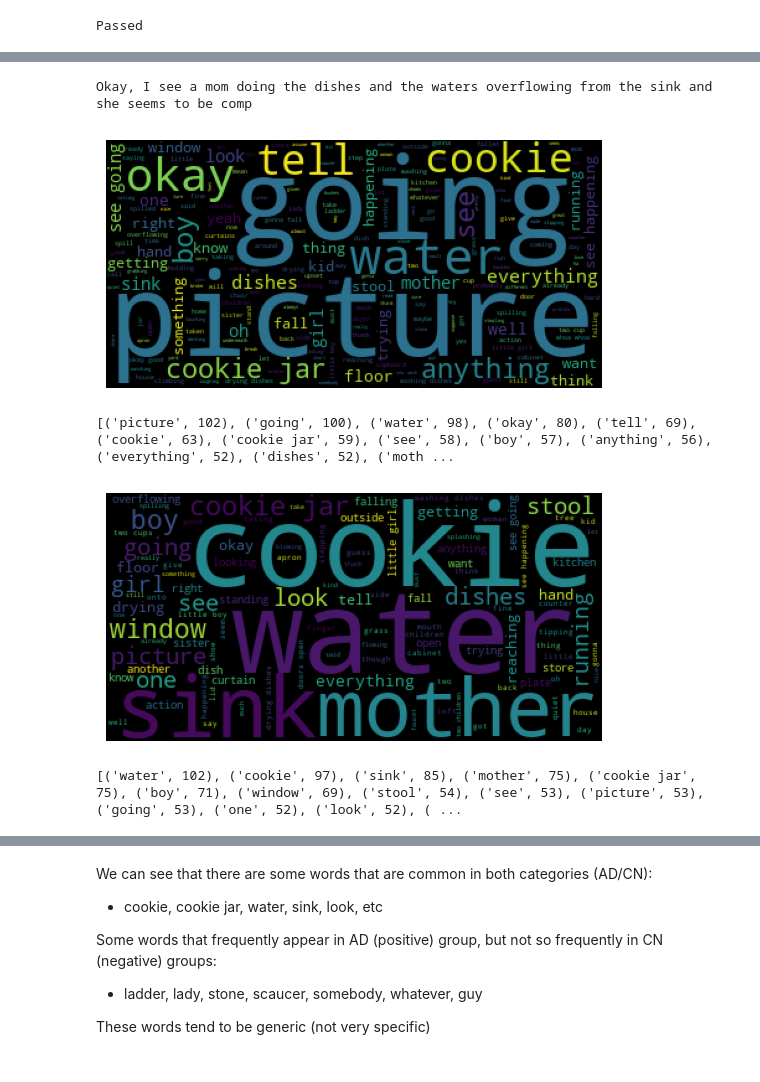
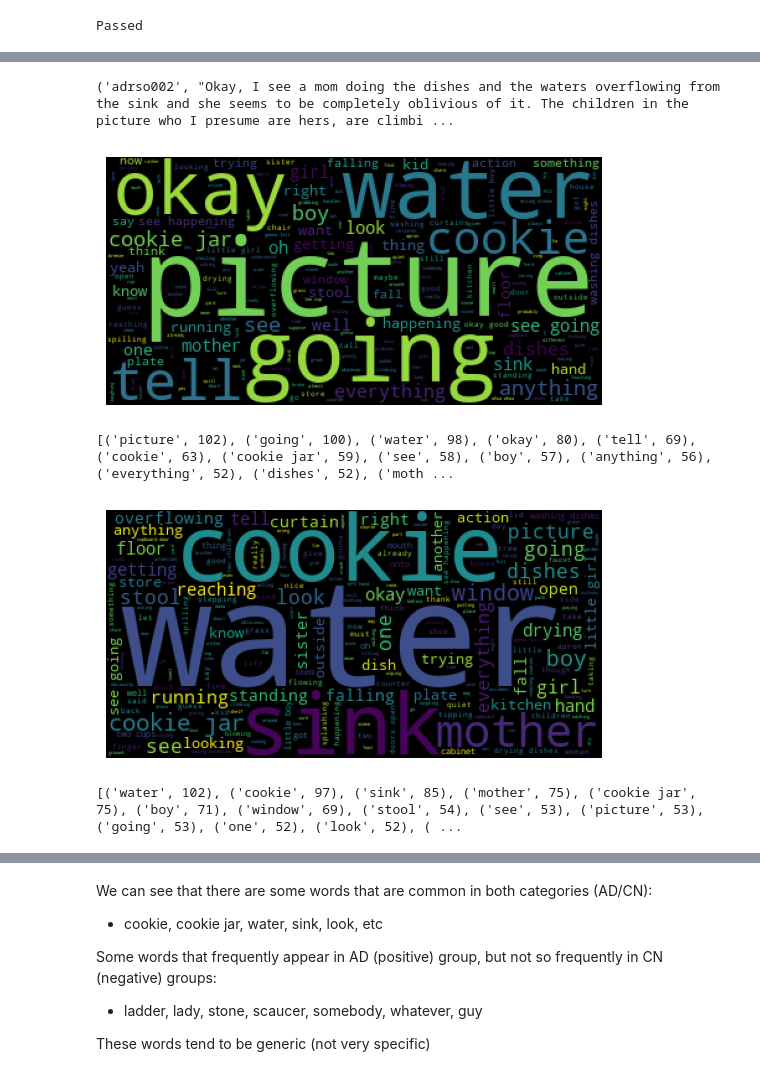
Before and after one commit to M-I-Dx/alzheimers_detection_capstone, a Jupyter notebook: EDA/00_EDA.ipynb, the cells around one changed output, grey strips where cells are left out. Saved outputs shown, nothing was run; the diff lists cells and outputs as text; code cells hidden in the pictures.

Commit message:
read in mmse scores

```diff
--- a/EDA/00_EDA.ipynb
+++ b/EDA/00_EDA.ipynb
@@ -15,34 +15,31 @@ from sklearn.model_selection import train_test_split
 # CN = Cognitively Normal (negative class)
 # %%
 path_ad = "../data/Transcribed Data-2024-Feb-13/Diagnosis Training Data/ad transcribed/"
-path_cn = "../data/Transcribed Data-2024-Feb-13//Diagnosis Training Data/cn transcribed/"
+path_cn = (
+    "../data/Transcribed Data-2024-Feb-13//Diagnosis Training Data/cn transcribed/"
+)
+mmse_scores_fname = "../data/Training Dataset/Diagnosis training data/ADReSSo21/diagnosis/train/adresso-train-mmse-scores.csv"
-# %%
-train_data = {"ad":[],
-              "cn":[]
-             }
 # %%
 def read_data(path):
     """
-        get data from "txt" files from a specified folder (ad/cn)
-        returns list of text (strings)
+    get data from "txt" files from a specified folder (ad/cn)
+    returns list of text (strings)
     """
     result = []
     # get only txt files
-    files = [item
-             for item in os.listdir(path)
-             if item.endswith("txt")
-            ]
+    files = sorted([item for item in os.listdir(path) if item.endswith("txt")])
 
     for fname in files:
-        print("Processing files =", fname) #, end="\r")
+        print("Processing files =", fname)  # , end="\r")
         with open(path + fname, encoding="utf-8") as f:
             lines = f.readlines()
-            print("Line len =", len(lines)) #, end="\r")
+            print("Line len =", len(lines))  # , end="\r")
             text = "\n".join(lines)
-            result.append(text)
+            result.append((fname.split(".txt")[0], text))
 
     return result
 
+
 train_data["ad"] = read_data(path_ad)
 train_data["cn"] = read_data(path_cn)
 # %% [output]
@@ -95,7 +117,7 @@ Girls anyway the housewife
 # take a look at the data
 print(train_data["cn"][0][:100])
 # %% [output]
-Okay, I see a mom doing the dishes and the waters overflowing from the sink and she seems to be comp
+('adrso002', "Okay, I see a mom doing the dishes and the waters overflowing from the sink and she seems to be completely oblivious of it. The children in the picture who I presume are hers, are climbi ...
 # %%
 # build word-clouds
 def make_wordcloud(text_list):
@@ -110,11 +132,9 @@ def make_wordcloud(text_list):
     wordcloud = WordCloud().generate(text)
 
     # process text and return counts of frequent words
-    result = sorted(WordCloud().process_text(text).items(),
-                    key=lambda item: item[1],
-                    reverse=True
-                   )
-
+    result = sorted(
+        WordCloud().process_text(text).items(), key=lambda item: item[1], reverse=True
+    )
 
     plt.imshow(wordcloud)
     plt.axis("off")
@@ -123,23 +143,19 @@ def make_wordcloud(text_list):
     return result
 # %%
 # see the most frequent words of AD (positive) group
-ad_top_words = make_wordcloud(train_data["ad"])
+ad_top_words = make_wordcloud(text for _, text in train_data["ad"])
 print(ad_top_words[:50])
-ad_top_words_set = set([w
-                        for w, count in ad_top_words[:200]
-                       ])
+ad_top_words_set = set([w for w, count in ad_top_words[:200]])
 # %% [output]
-[figure, old version]
+[figure, new version]
 [('picture', 102), ('going', 100), ('water', 98), ('okay', 80), ('tell', 69), ('cookie', 63), ('cookie jar', 59), ('see', 58), ('boy', 57), ('anything', 56), ('everything', 52), ('dishes', 52), ('moth ...
 # %%
 # see the most frequent words of CN (negative) group
-cn_top_words = make_wordcloud(train_data["cn"])
+cn_top_words = make_wordcloud([text for _, text in train_data["cn"]])
 print(cn_top_words[:50])
-cn_top_words_set = set([w
-                        for w, count in cn_top_words[:200]
-                       ])
+cn_top_words_set = set([w for w, count in cn_top_words[:200]])
 # %% [output]
-[figure, old version]
+[figure, new version]
 [('water', 102), ('cookie', 97), ('sink', 85), ('mother', 75), ('cookie jar', 75), ('boy', 71), ('window', 69), ('stool', 54), ('see', 53), ('picture', 53), ('going', 53), ('one', 52), ('look', 52), ( ...
 # %%
 # observe the difference in 2 word set
```
Also changed, not shown: parts of 17 cells of this notebook.
